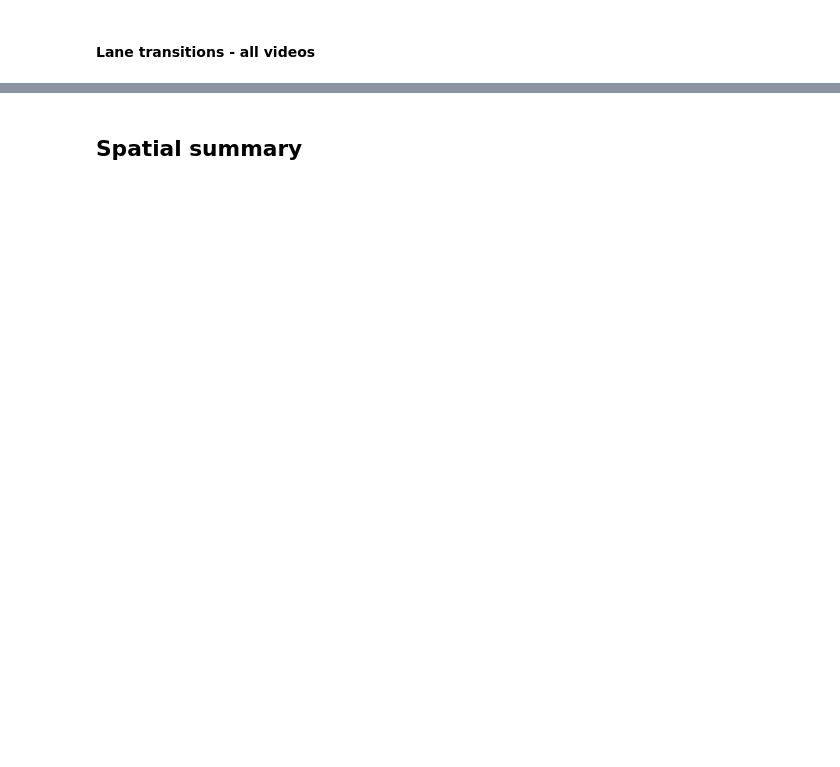
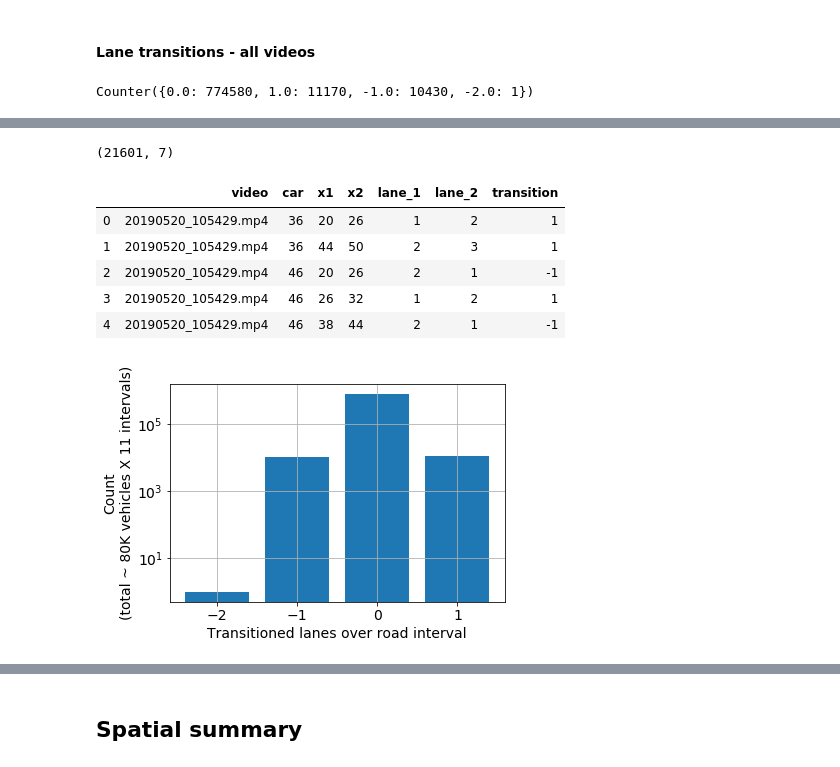
Before and after one commit to ido90/AyalonRoad, a Jupyter notebook: Analyzer/Basic Processing.ipynb, the cells around one changed output, grey strips where cells are left out. Cells and saved outputs as stored; diff of their text form; code cells hidden in the pictures; blank space fills up the shorter version.

```diff
--- a/Analyzer/Basic Processing.ipynb
+++ b/Analyzer/Basic Processing.ipynb
@@ -184,5 +185,10 @@ ax.set_ylabel('Lane');
 # %%
 df = pd.read_csv(bp.DATA_DIR/'summary_per_car_filtered.csv')
-trns = bp.get_lanes_transitions(df, notebook=True, save_to='lane_transitions', verbose=2)
+trns = bp.get_lanes_transitions(
+    df[(df.video!='20190523_104730.mp4') & (df.video!='20190523_144706.mp4') & (df.video!='20190525_202019.mp4')],
+    notebook=True, save_to='lane_transitions', verbose=2
+)
 print(trns.shape)
 trns.head()
+# %% [output]
+Counter({0.0: 774580, 1.0: 11170, -1.0: 10430, -2.0: 1})
@@ -189,2 +196,10 @@ trns.head()
+(21601, 7)
+|  | video | car | x1 | x2 | lane_1 | lane_2 | transition |
+| 0 | 20190520_105429.mp4 | 36 | 20 | 26 | 1 | 2 | 1 |
+| 1 | 20190520_105429.mp4 | 36 | 44 | 50 | 2 | 3 | 1 |
+| 2 | 20190520_105429.mp4 | 46 | 20 | 26 | 2 | 1 | -1 |
+| 3 | 20190520_105429.mp4 | 46 | 26 | 32 | 1 | 2 | 1 |
+| 4 | 20190520_105429.mp4 | 46 | 38 | 44 | 2 | 1 | -1 |
+[figure, added]
 # %%
 bp.show_transitions(trns)
```
Also changed, not shown: parts of 11 cells of this notebook, 10 other files.
